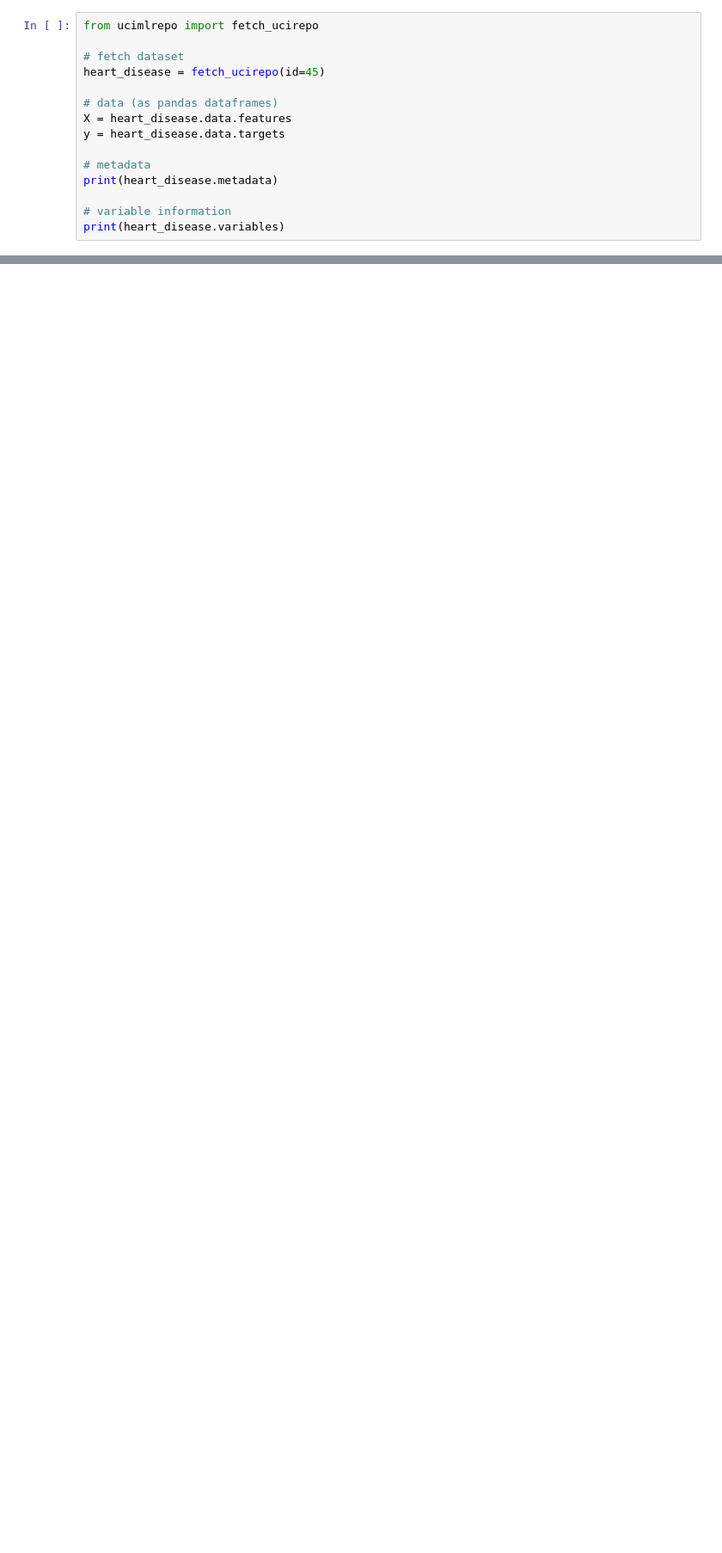
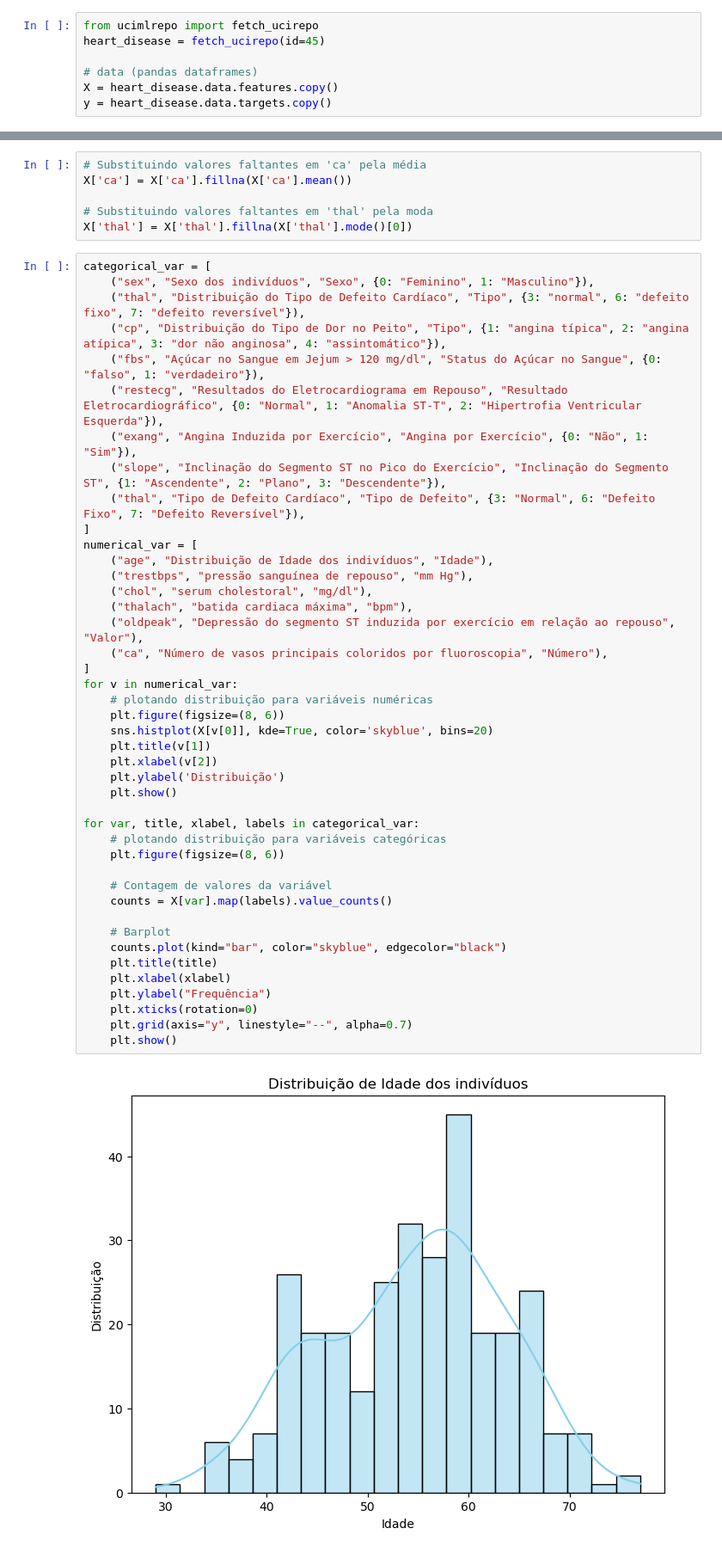
Before and after one commit to neocrz/heart_disease, a Jupyter notebook: note.ipynb, the cells around one changed output, grey strips where cells are left out. Shown at 86% size. Drawn from its saved outputs; the diff is of its cells as text; blank space fills up the shorter version.

```diff
--- a/note.ipynb
+++ b/note.ipynb
@@ -1,15 +5,7 @@
 # %%
 from ucimlrepo import fetch_ucirepo
-
-# fetch dataset
 heart_disease = fetch_ucirepo(id=45)
 
-# data (as pandas dataframes)
-X = heart_disease.data.features
-y = heart_disease.data.targets
-
-# metadata
-print(heart_disease.metadata)
-
-# variable information
-print(heart_disease.variables)
+# data (pandas dataframes)
+X = heart_disease.data.features.copy()
+y = heart_disease.data.targets.copy()
@@ -33,0 +31,51 @@ print(heart_disease.variables)
+# %%
+# Substituindo valores faltantes em 'ca' pela média
+X['ca'] = X['ca'].fillna(X['ca'].mean())
+
+# Substituindo valores faltantes em 'thal' pela moda
+X['thal'] = X['thal'].fillna(X['thal'].mode()[0])
+# %%
+categorical_var = [
+    ("sex", "Sexo dos indivíduos", "Sexo", {0: "Feminino", 1: "Masculino"}),
+    ("thal", "Distribuição do Tipo de Defeito Cardíaco", "Tipo", {3: "normal", 6: "defeito fixo", 7: "defeito reversível"}),
+    ("cp", "Distribuição do Tipo de Dor no Peito", "Tipo", {1: "angina típica", 2: "angina atípica", 3: "dor não anginosa", 4: "assintomático"}),
+    ("fbs", "Açúcar no Sangue em Jejum > 120 mg/dl", "Status do Açúcar no Sangue", {0: "falso", 1: "verdadeiro"}),
+    ("restecg", "Resultados do Eletrocardiograma em Repouso", "Resultado Eletrocardiográfico", {0: "Normal", 1: "Anomalia ST-T", 2: "Hipertrofia Ventricular Esquerda"}),
+    ("exang", "Angina Induzida por Exercício", "Angina por Exercício", {0: "Não", 1: "Sim"}),
+    ("slope", "Inclinação do Segmento ST no Pico do Exercício", "Inclinação do Segmento ST", {1: "Ascendente", 2: "Plano", 3: "Descendente"}),
+    ("thal", "Tipo de Defeito Cardíaco", "Tipo de Defeito", {3: "Normal", 6: "Defeito Fixo", 7: "Defeito Reversível"}),
+]
+numerical_var = [
+    ("age", "Distribuição de Idade dos indivíduos", "Idade"),
+    ("trestbps", "pressão sanguínea de repouso", "mm Hg"),
+    ("chol", "serum cholestoral", "mg/dl"),
+    ("thalach", "batida cardiaca máxima", "bpm"),
+    ("oldpeak", "Depressão do segmento ST induzida por exercício em relação ao repouso", "Valor"),
+    ("ca", "Número de vasos principais coloridos por fluoroscopia", "Número"),
+]
+for v in numerical_var:
+    # plotando distribuição para variáveis numéricas
+    plt.figure(figsize=(8, 6))
+    sns.histplot(X[v[0]], kde=True, color='skyblue', bins=20)
+    plt.title(v[1])
+    plt.xlabel(v[2])
+    plt.ylabel('Distribuição')
+    plt.show()
+
+for var, title, xlabel, labels in categorical_var:
+    # plotando distribuição para variáveis categóricas
+    plt.figure(figsize=(8, 6))
+
+    # Contagem de valores da variável
+    counts = X[var].map(labels).value_counts()
+
+    # Barplot
+    counts.plot(kind="bar", color="skyblue", edgecolor="black")
+    plt.title(title)
+    plt.xlabel(xlabel)
+    plt.ylabel("Frequência")
+    plt.xticks(rotation=0)
+    plt.grid(axis="y", linestyle="--", alpha=0.7)
+    plt.show()
+# %% [output]
+[figure, added]
```
Also changed, not shown: parts of 6 cells of this notebook, 2 other files.
